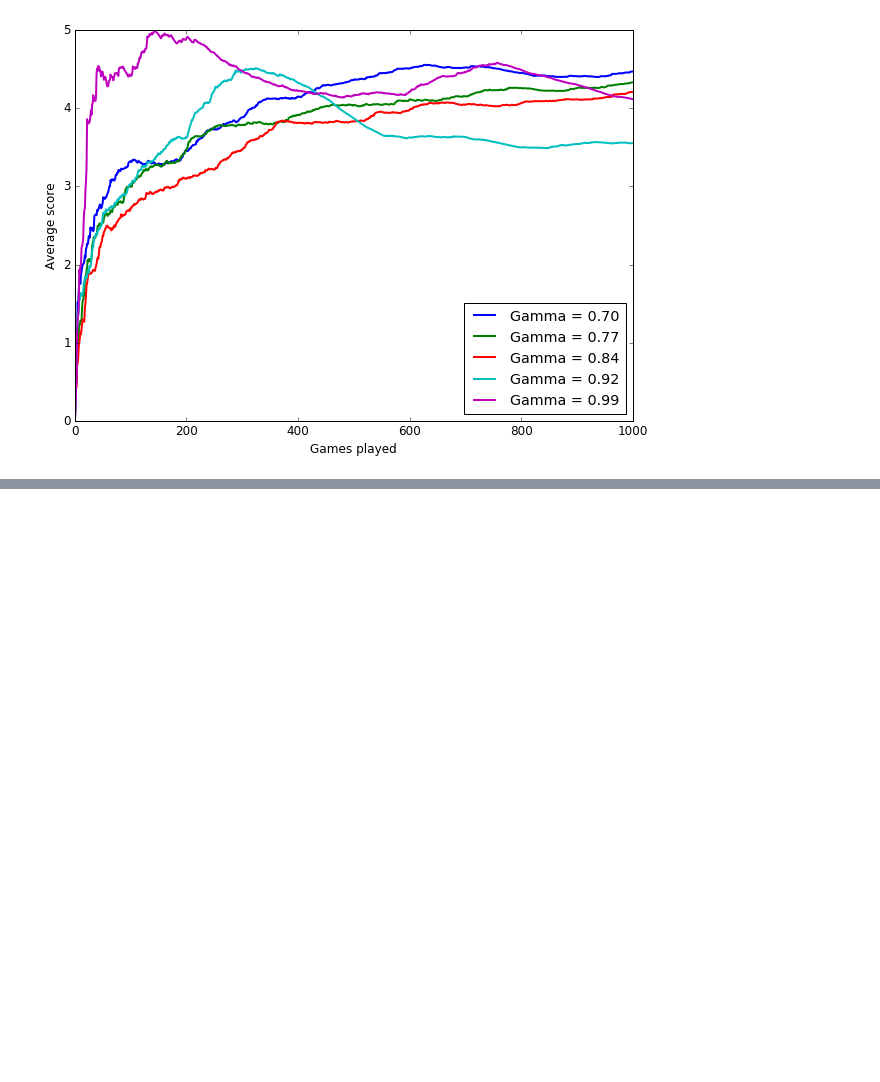
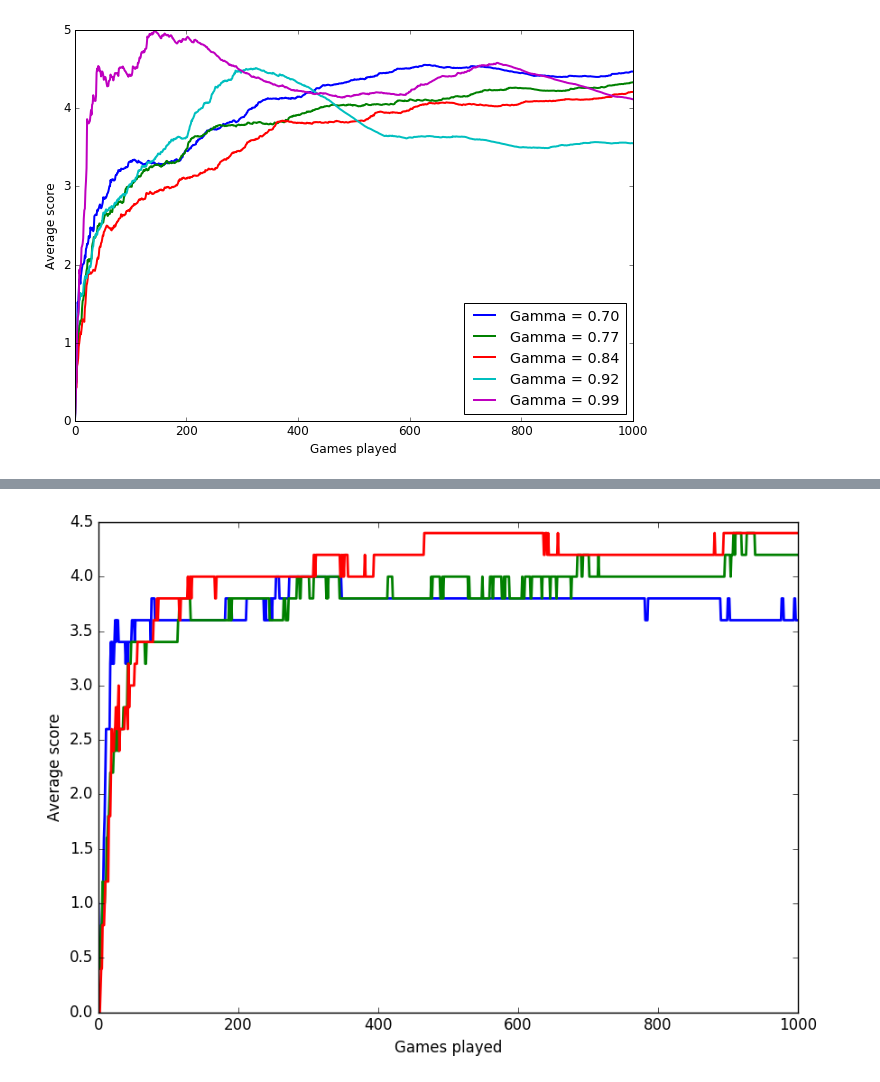
Before and after one commit to SylvainLan/AML_project, a Jupyter notebook: graphs.ipynb, the cells around one changed output, grey strips where cells are left out. Drawn from its saved outputs; the diff is of its cells as text; code cells hidden in the pictures; blank space fills up the shorter version.

```diff
--- a/graphs.ipynb
+++ b/graphs.ipynb
@@ -228,0 +249,11 @@ plt.show()
+# %%
+mode_list = ['sqrt' , 'lin' , 'square']
+results = np.zeros([len(mode_list), 1000])
+nb_sim = 5
+
+for sim in range(nb_sim):
+    print('Simulation {s}/{st}'.format(s=sim+1, st=nb_sim))
+    for i in range(len(mode_list)):
+        results[i, :] += learn(alpha=0.01, gamma=0.8, epsilon=0.5, random_games=0,
+                            max_games=1000, rewards={'hit':-100, 'go':1} , decay = True , decay_mode=mode_list[i])
+results /= nb_sim
@@ -228,0 +281,10 @@ plt.show()
+# %%
+plt.figure(figsize=(10, 7))
+plt.plot(results.T, linewidth=2)
+plt.xlabel('Games played')
+plt.ylabel('Average score')
+#plt.legend(['Mode = %.2f' %e for e in gamma_list], loc=4)
+#plt.savefig('gamma.png', dpi=300)
+plt.show()
+# %% [output]
+[figure, added]
```
Also changed, not shown: parts of 5 cells of this notebook.
